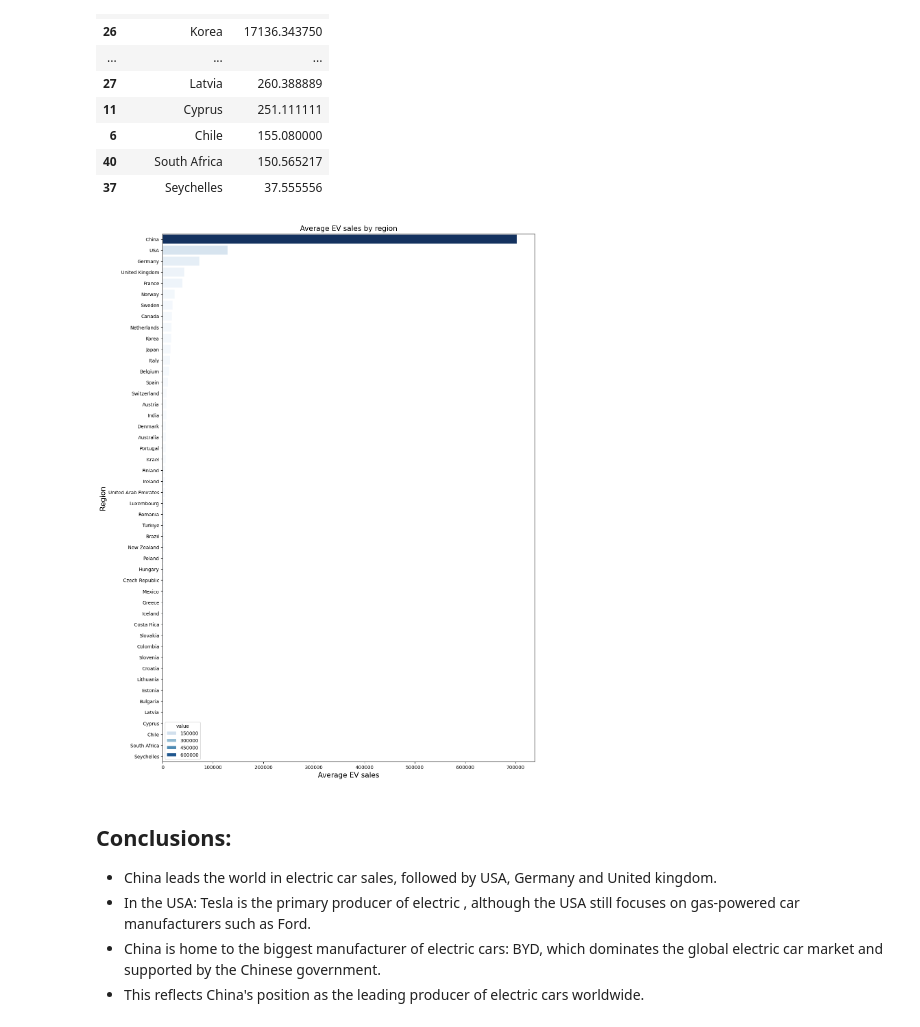
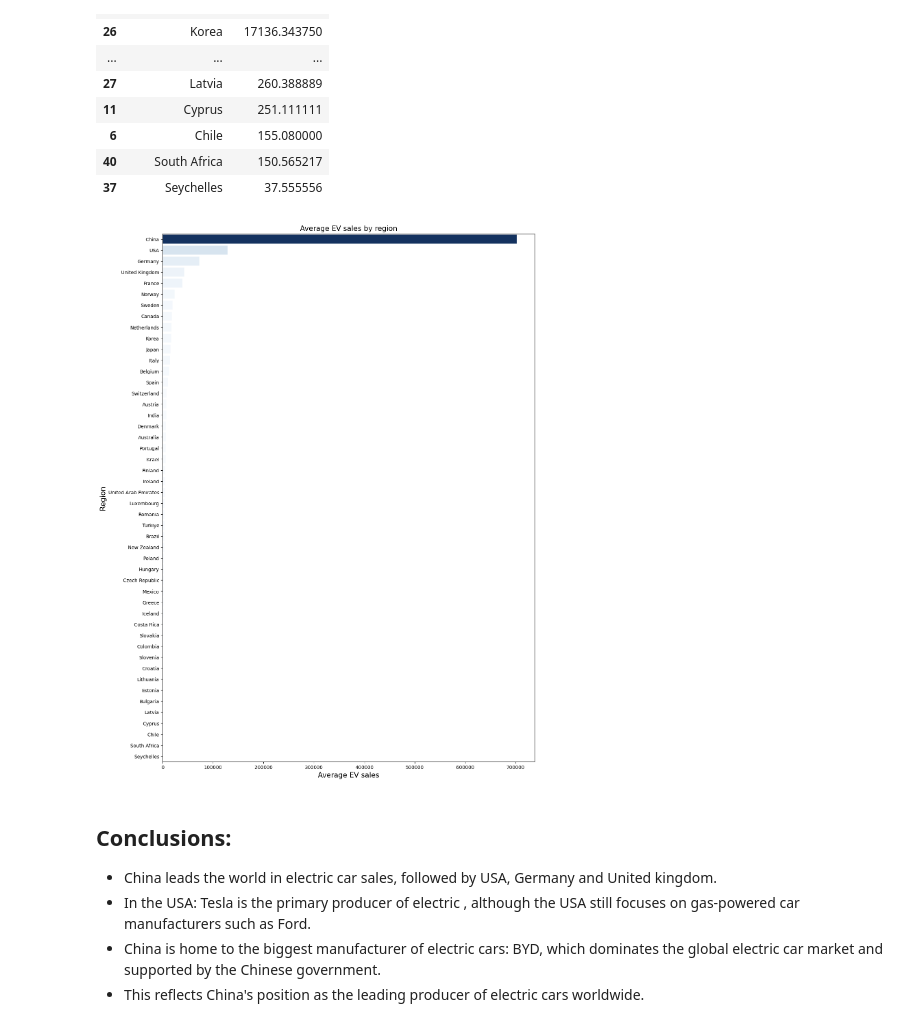
Before and after one commit to Fady-Foash97/Data-analysis-using-Pandas, a Jupyter notebook: Electric cars.ipynb, the cells around one changed output. Drawn from its saved outputs; the diff is of its cells as text; code cells hidden in the pictures.

```diff
--- a/Electric cars.ipynb
+++ b/Electric cars.ipynb
@@ -117,12 +117,13 @@ EV_sales_region2
 # %%
 plt.figure(figsize=(14, 20))
 sns.barplot(data = EV_sales_region2, x = EV_sales_region2['value'], y = EV_sales_region2['region'], hue = 'value', palette = 'Blues')
 plt.xlabel('Average EV sales', size = 15)
 plt.ylabel('Region', size = 15)
 plt.title('Average EV sales by region', size = 15)
+plt.legend().remove()
 plt.show()
 # %% [output]
-[figure, old version]
+[figure, new version]
 # %% [markdown]
 ## Conclusions:
 - China leads the world in electric car sales, followed by USA, Germany and United kingdom.
```
Also changed, not shown: parts of 1 cell of this notebook.
